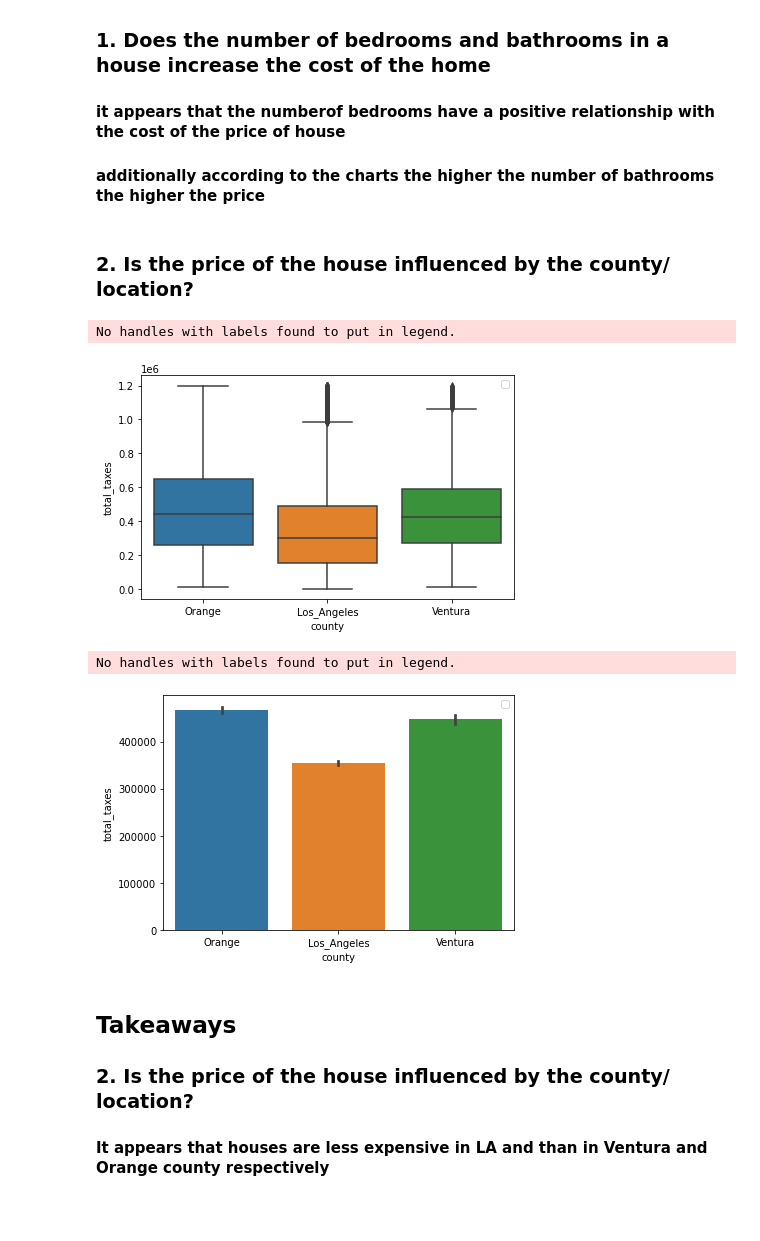
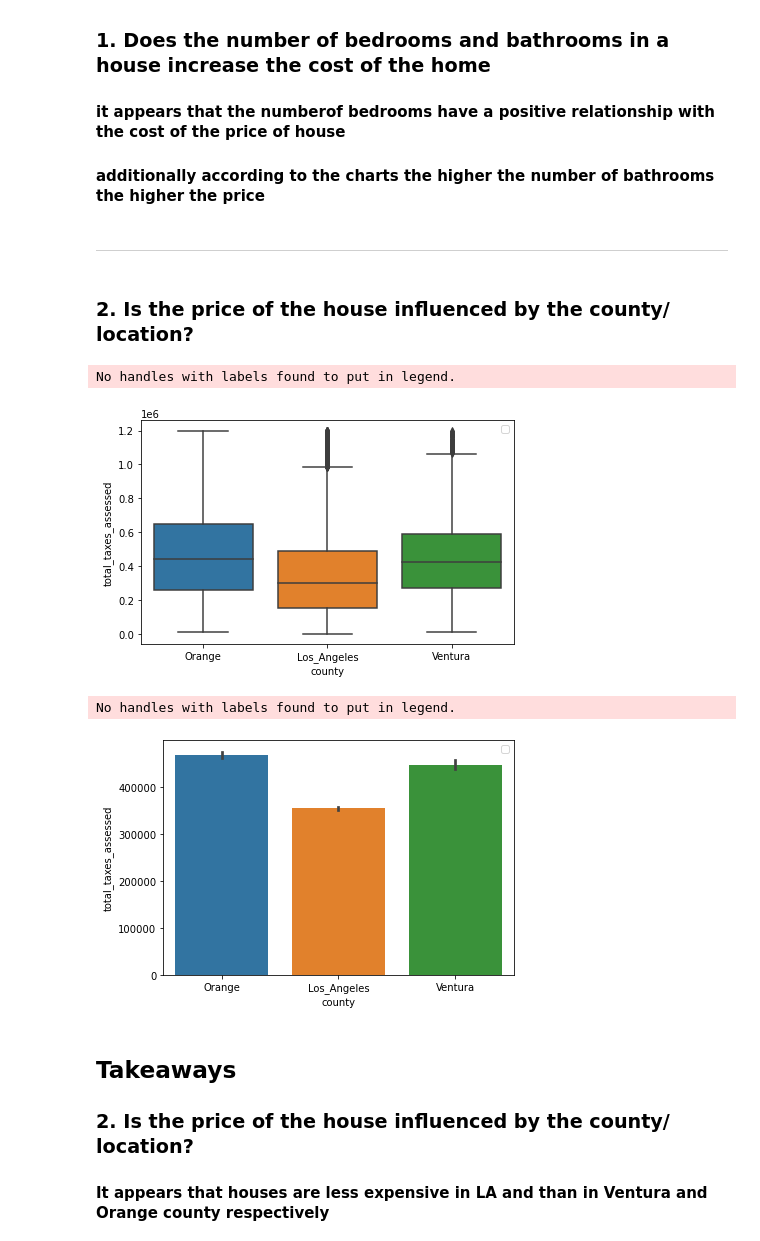
Before and after one commit to lincolnmuriithi11/Project_Regression, a Jupyter notebook: zillow_project_final_presentation.ipynb, the cells around one changed output. Cells and saved outputs as stored; diff of their text form; code cells hidden in the pictures; blank space fills up the shorter version.

```diff
--- a/zillow_project_final_presentation.ipynb
+++ b/zillow_project_final_presentation.ipynb
@@ -87,24 +108,16 @@ train.head()
 # %% [markdown]
 ### 1. Does the number of bedrooms and bathrooms in a house increase the cost of the home
 # %%
-target = train.total_taxes
-train_drop = train.drop(columns=["total_taxes","squarefeet","yearbuilt","county"])
+target = train.total_taxes_assessed
+train_drop = train.drop(columns=["total_taxes_assessed","squarefeet","yearbuilt","county"])
 
 # I use a for loop to boxplot my independent variables against our dependent one:
 for col in train_drop:
     sns.boxplot(x=train_drop[col], y=target, data=train_drop)
-    plt.ylabel('total_taxes')
+    plt.ylabel('total_taxes_assessed')
     plt.xlabel(col)
     plt.legend()
     plt.tight_layout()
     plt.show()
-# I use a for loop to barplots my independent variables against our dependent one:
-for col in train_drop:
-    sns.barplot(x=train_drop[col], y=target, data=train_drop)
-    plt.ylabel('total_taxes')
-    plt.xlabel(col)
-    plt.legend()
-    plt.tight_layout()
-    plt.show()
 # %% [output]
 No handles with labels found to put in legend.
@@ -120,35 +129,37 @@ No handles with labels found to put in legend.
 ### 1. Does the number of bedrooms and bathrooms in a house increase the cost of the home
 #### it appears that the numberof bedrooms have a positive relationship with the cost of the price of house
 #### additionally according to the charts the higher the number of bathrooms the higher the price
+# %% [markdown]
+---
 # %% [markdown]
 ### 2. Is the price of the house influenced by the county/ location?
 # %%
-target = train.total_taxes
-train_drop = train.drop(columns=["total_taxes","squarefeet","yearbuilt","bedrooms","bathrooms"])
+target = train.total_taxes_assessed
+train_drop = train.drop(columns=["total_taxes_assessed","squarefeet","yearbuilt","bedrooms","bathrooms"])
 
 # I use a for loop to boxplot my independent variables against our dependent one:
 for col in train_drop:
     sns.boxplot(x=train_drop[col], y=target, data=train_drop)
-    plt.ylabel('total_taxes')
+    plt.ylabel('total_taxes_assessed')
     plt.xlabel(col)
     plt.legend()
     plt.tight_layout()
     plt.show()
 
 
 # I use a for loop to boxplot my independent variables against our dependent one:
 for col in train_drop:
     sns.barplot(x=train_drop[col], y=target, data=train_drop)
-    plt.ylabel('total_taxes')
+    plt.ylabel('total_taxes_assessed')
     plt.xlabel(col)
     plt.legend()
     plt.tight_layout()
     plt.show()
 # %% [output]
 No handles with labels found to put in legend.
-[figure, old version]
+[figure, new version]
 No handles with labels found to put in legend.
-[figure, old version]
+[figure, new version]
 # %% [markdown]
 ## Takeaways
 
```
Also changed, not shown: parts of 47 cells of this notebook.
